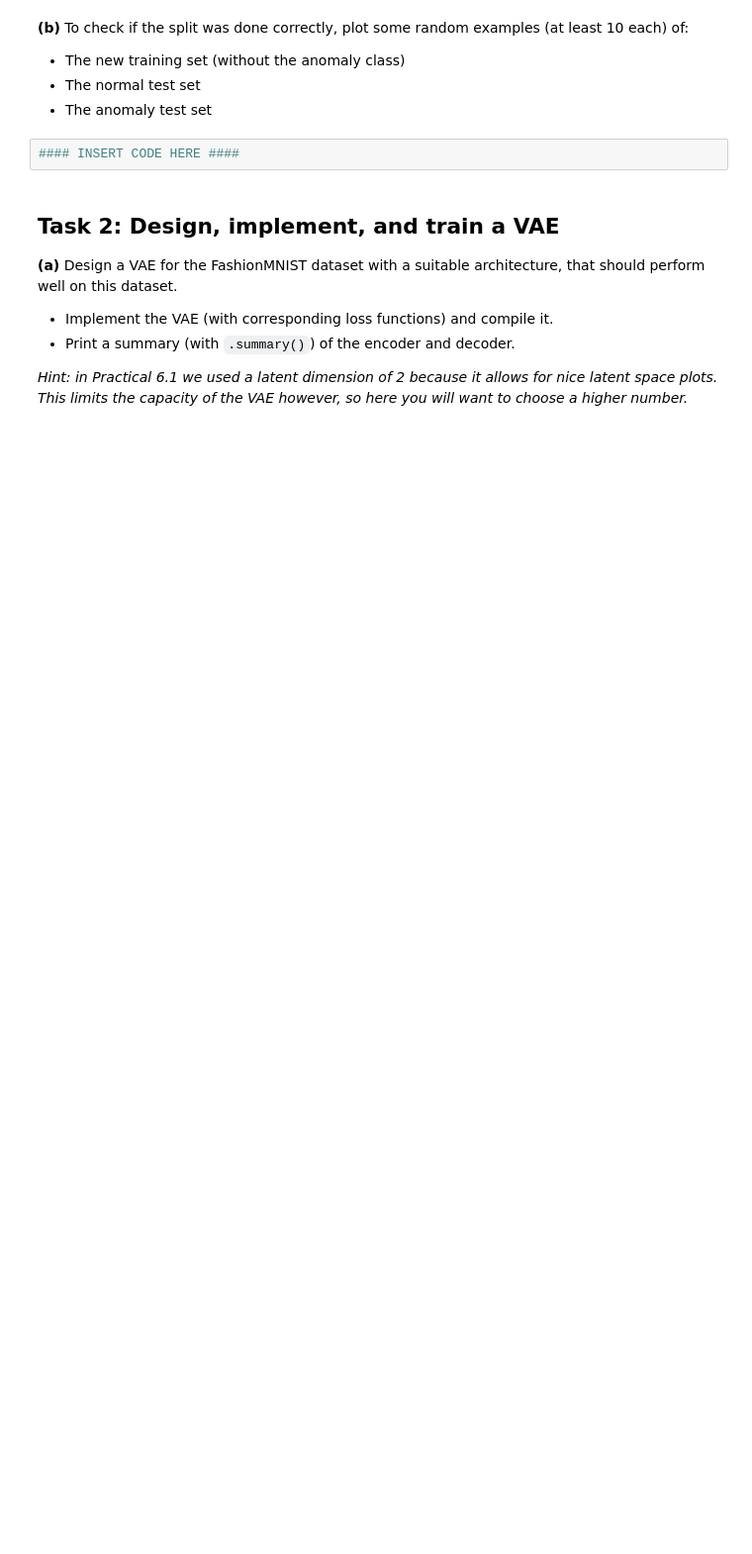
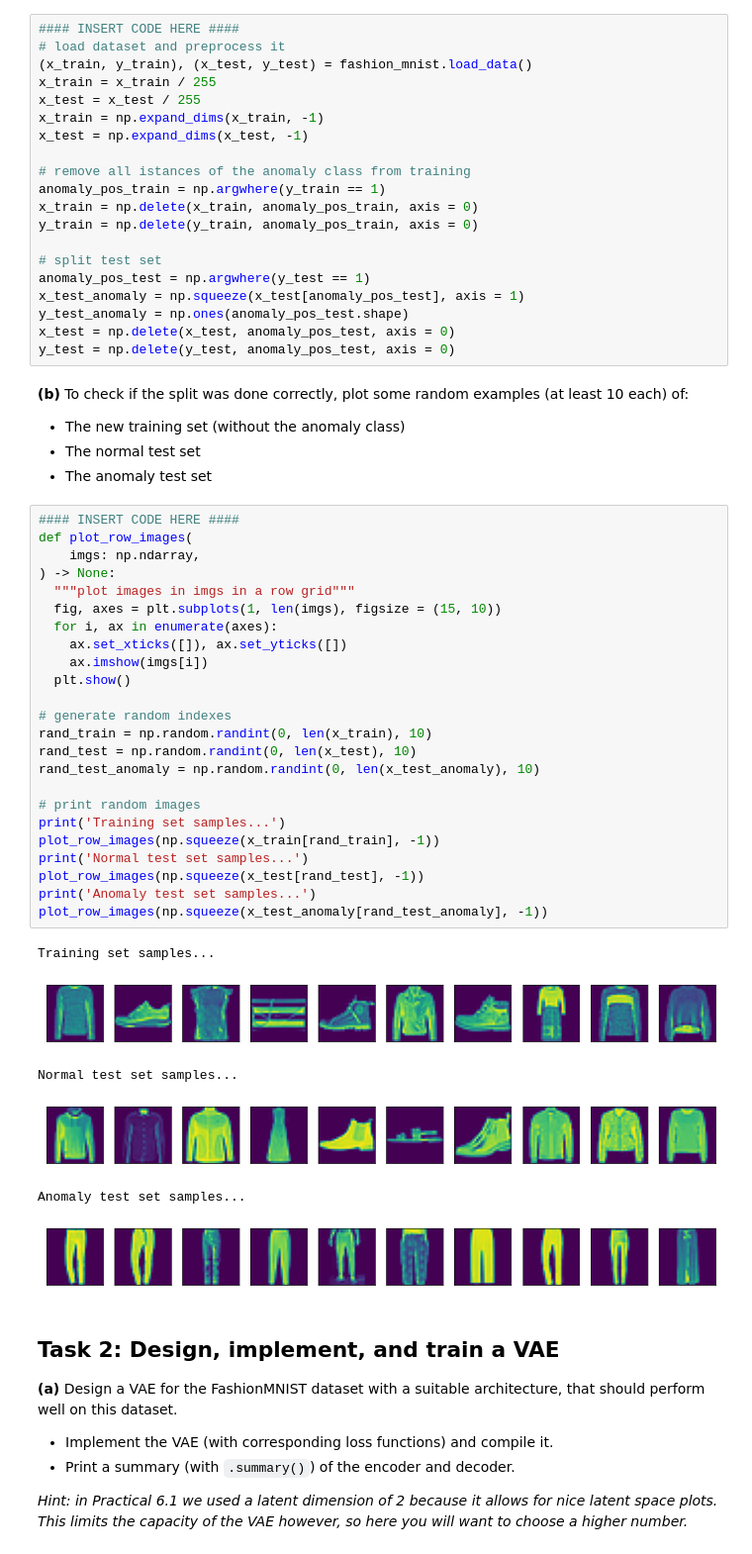
Before and after one commit to tommasobonomo/deeplearning-assignments, a Jupyter notebook: Assignment 4/Assignment_4.ipynb, the cells around one changed output. Shown: that part at 99% size. Cells and saved outputs as stored; diff of their text form; blank space fills up the shorter version.

Commit message:
First attempt at Assignment 4
Everything more or less done except ROC curve, must experiment

```diff
--- a/Assignment 4/Assignment_4.ipynb
+++ b/Assignment 4/Assignment_4.ipynb
@@ -42,10 +41,59 @@ import seaborn as sns
+# %%
+#### INSERT CODE HERE ####
+# load dataset and preprocess it
+(x_train, y_train), (x_test, y_test) = fashion_mnist.load_data()
+x_train = x_train / 255
+x_test = x_test / 255
+x_train = np.expand_dims(x_train, -1)
+x_test = np.expand_dims(x_test, -1)
+
+# remove all istances of the anomaly class from training
+anomaly_pos_train = np.argwhere(y_train == 1)
+x_train = np.delete(x_train, anomaly_pos_train, axis = 0)
+y_train = np.delete(y_train, anomaly_pos_train, axis = 0)
+
+# split test set
+anomaly_pos_test = np.argwhere(y_test == 1)
+x_test_anomaly = np.squeeze(x_test[anomaly_pos_test], axis = 1)
+y_test_anomaly = np.ones(anomaly_pos_test.shape)
+x_test = np.delete(x_test, anomaly_pos_test, axis = 0)
+y_test = np.delete(y_test, anomaly_pos_test, axis = 0)
 # %% [markdown]
 **(b)** To check if the split was done correctly, plot some random examples (at least 10 each) of:
 * The new training set (without the anomaly class)
 * The normal test set
 * The anomaly test set
-# %%
-#### INSERT CODE HERE ####
+# %%
+#### INSERT CODE HERE ####
+def plot_row_images(
+    imgs: np.ndarray,
+) -> None:
+  """plot images in imgs in a row grid"""
+  fig, axes = plt.subplots(1, len(imgs), figsize = (15, 10))
+  for i, ax in enumerate(axes):
+    ax.set_xticks([]), ax.set_yticks([])
+    ax.imshow(imgs[i])
+  plt.show()
+
+# generate random indexes
+rand_train = np.random.randint(0, len(x_train), 10)
+rand_test = np.random.randint(0, len(x_test), 10)
+rand_test_anomaly = np.random.randint(0, len(x_test_anomaly), 10)
+
+# print random images
+print('Training set samples...')
+plot_row_images(np.squeeze(x_train[rand_train], -1))
+print('Normal test set samples...')
+plot_row_images(np.squeeze(x_test[rand_test], -1))
+print('Anomaly test set samples...')
+plot_row_images(np.squeeze(x_test_anomaly[rand_test_anomaly], -1))
+# %% [output]
+Training set samples...
+[figure, added]
+Normal test set samples...
+[figure, added]
+Anomaly test set samples...
+[figure, added]
 # %% [markdown]
 ## Task 2: Design, implement, and train a VAE
 **(a)** Design a VAE for the FashionMNIST dataset with a suitable architecture, that should perform well on this dataset.
```
Also changed, not shown: parts of 16 cells of this notebook.
